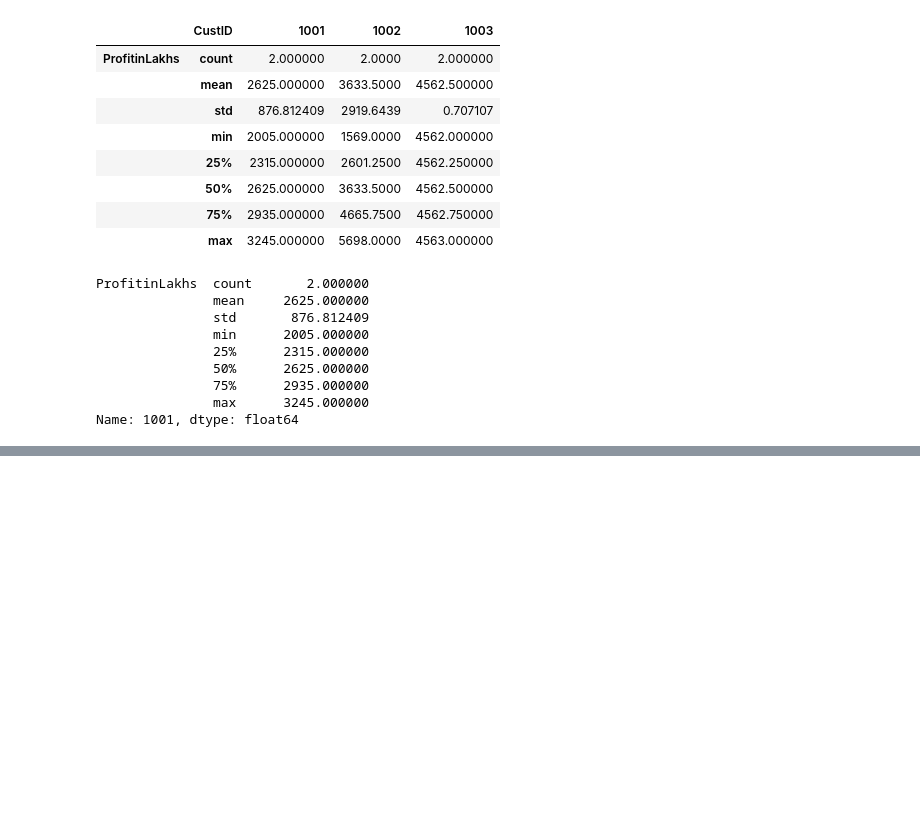
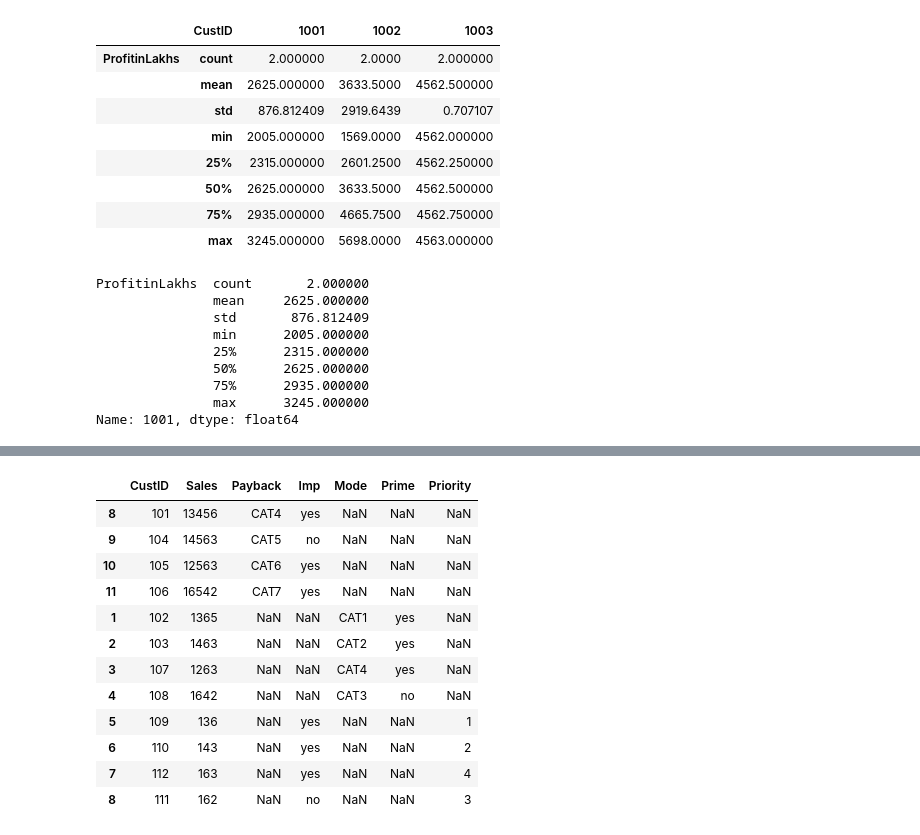
Before and after one commit to imhemantchaubey-zz/pandas-resources, a Jupyter notebook: pandas.ipynb, the cells around one changed output, grey strips where cells are left out. Drawn from its saved outputs; the diff is of its cells as text; code cells hidden in the pictures; blank space fills up the shorter version.

```diff
--- a/pandas.ipynb
+++ b/pandas.ipynb
@@ -650,0 +721,16 @@ Name: 1001, dtype: float64
+# %%
+pd.concat([data1, data2, data3])
+# %% [output]
+|  | CustID | Sales | Payback | Imp | Mode | Prime | Priority |
+| 8 | 101 | 13456 | CAT4 | yes | NaN | NaN | NaN |
+| 9 | 104 | 14563 | CAT5 | no | NaN | NaN | NaN |
+| 10 | 105 | 12563 | CAT6 | yes | NaN | NaN | NaN |
+| 11 | 106 | 16542 | CAT7 | yes | NaN | NaN | NaN |
+| 1 | 102 | 1365 | NaN | NaN | CAT1 | yes | NaN |
+| 2 | 103 | 1463 | NaN | NaN | CAT2 | yes | NaN |
+| 3 | 107 | 1263 | NaN | NaN | CAT4 | yes | NaN |
+| 4 | 108 | 1642 | NaN | NaN | CAT3 | no | NaN |
+| 5 | 109 | 136 | NaN | yes | NaN | NaN | 1 |
+| 6 | 110 | 143 | NaN | yes | NaN | NaN | 2 |
+| 7 | 112 | 163 | NaN | yes | NaN | NaN | 4 |
+| 8 | 111 | 162 | NaN | no | NaN | NaN | 3 |
```
Also changed, not shown: parts of 17 cells of this notebook.
